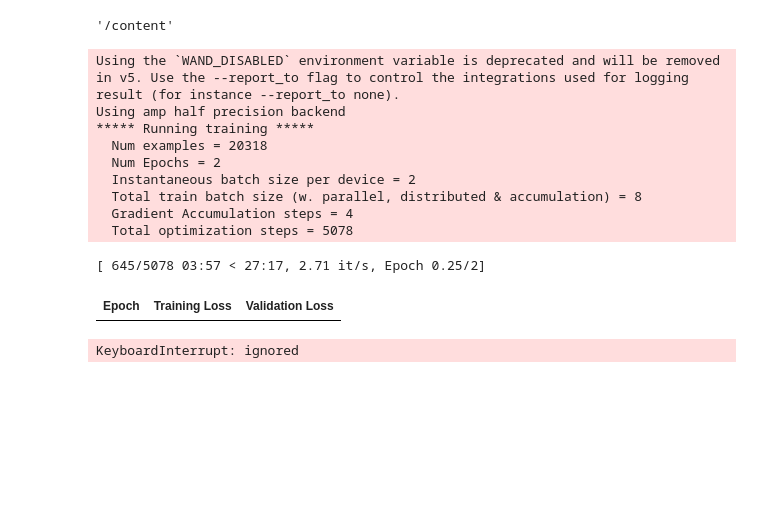
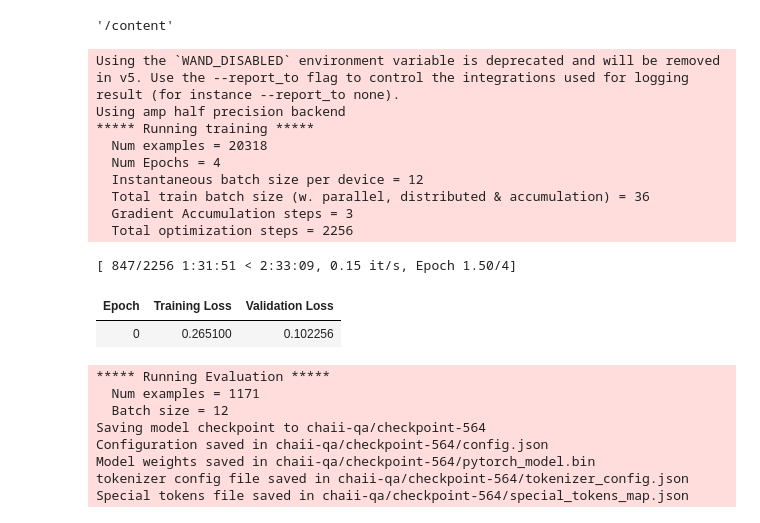
Before and after one commit to adhi-thirumala/Science-Fair2022, a Jupyter notebook: training-2nd-place-solution-exp32.ipynb, the cells around one changed output. Drawn from its saved outputs; the diff is of its cells as text; code cells hidden in the pictures; blank space fills up the shorter version.

```diff
--- a/training-2nd-place-solution-exp32.ipynb
+++ b/training-2nd-place-solution-exp32.ipynb
@@ -16,7 +16,7 @@ os.environ["CUDA_VISIBLE_DEVICES"] = '0'
 os.environ["WANDB_DISABLED"] = 'True'
 
 
-BASE_PATH = "/content/drive/MyDrive"
+BASE_PATH = "/content/drive/MyDrive/"
 # %% [output]
 ERROR: Could not find a version that satisfies the requirement collections (from versions: none)
 ERROR: No matching distribution found for collections
@@ -51,7 +51,7 @@ df_sub = pd.read_csv(BASE_PATH + "sample_submission.csv")
 # %%
 max_length = 256 # The maximum length of a feature (question and context)
 doc_stride = 64# The authorized overlap between two part of the context when splitting it is needed.
-batch_size = 2
+batch_size =12
 tokenizer = AutoTokenizer.from_pretrained(MODEL_NAME)
 pad_on_right = tokenizer.padding_side == "right"
 # %%
@@ -251,11 +251,11 @@ def get_trainer():
     evaluation_strategy = "epoch",
     save_strategy = "epoch",
     learning_rate=2e-5,
-    gradient_accumulation_steps=8 // batch_size,
+    gradient_accumulation_steps=36 // batch_size,
     warmup_ratio=0.1,
     per_device_train_batch_size=batch_size,
     per_device_eval_batch_size=batch_size,
-    num_train_epochs=2, # Please set this as 2 for reproduction
+    num_train_epochs=4, # Please set this as 2 for reproduction
     weight_decay=0.01,
     dataloader_num_workers=2,
     fp16=True,
@@ -286,38 +286,46 @@ validation_features
 
 valid_feats_small = validation_features.map(lambda example: example, remove_columns=['example_id', 'offset_mapping'])
 valid_feats_small
 
 raw_predictions = trainer.predict(valid_feats_small)
 
 examples = valid_dataset
 features = validation_features
 
 example_id_to_index = {k: i for i, k in enumerate(examples["id"])}
 features_per_example = collections.defaultdict(list)
 for i, feature in enumerate(features):
     features_per_example[example_id_to_index[feature["example_id"]]].append(i)
 
 final_predictions = postprocess_qa_predictions(valid_dataset, validation_features, raw_predictions.predictions)
 references = [{"id": ex["id"], "answer": ex["answers"]['text'][0]} for ex in valid_dataset]
 
 
 res = pd.DataFrame(references)
 res['prediction'] = res['id'].apply(lambda r: final_predictions[r])
 res['jaccard'] = res[['answer', 'prediction']].apply(jaccard, axis=1)
 res
-
+res.to_excel("xlm_predictions.xlsx")
 
 print(res['jaccard'].mean())
 # %% [output]
 Using the `WAND_DISABLED` environment variable is deprecated and will be removed in v5. Use the --report_to flag to control the integrations used for logging result (for instance --report_to none).
 Using amp half precision backend
 ***** Running training *****
   Num examples = 20318
-  Num Epochs = 2
-  Instantaneous batch size per device = 2
-  Total train batch size (w. parallel, distributed & accumulation) = 8
-  Gradient Accumulation steps = 4
-  Total optimization steps = 5078
+  Num Epochs = 4
+  Instantaneous batch size per device = 12
+  Total train batch size (w. parallel, distributed & accumulation) = 36
+  Gradient Accumulation steps = 3
+  Total optimization steps = 2256
-[ 645/5078 03:57 < 27:17, 2.71 it/s, Epoch 0.25/2]
+[ 847/2256 1:31:51 < 2:33:09, 0.15 it/s, Epoch 1.50/4]
 | Epoch | Training Loss | Validation Loss |
+| 0 | 0.265100 | 0.102256 |
-KeyboardInterrupt: ignored
+***** Running Evaluation *****
+  Num examples = 1171
+  Batch size = 12
+Saving model checkpoint to chaii-qa/checkpoint-564
+Configuration saved in chaii-qa/checkpoint-564/config.json
+Model weights saved in chaii-qa/checkpoint-564/pytorch_model.bin
+tokenizer config file saved in chaii-qa/checkpoint-564/tokenizer_config.json
+Special tokens file saved in chaii-qa/checkpoint-564/special_tokens_map.json
```
Also changed, not shown: parts of 1 cell of this notebook.
